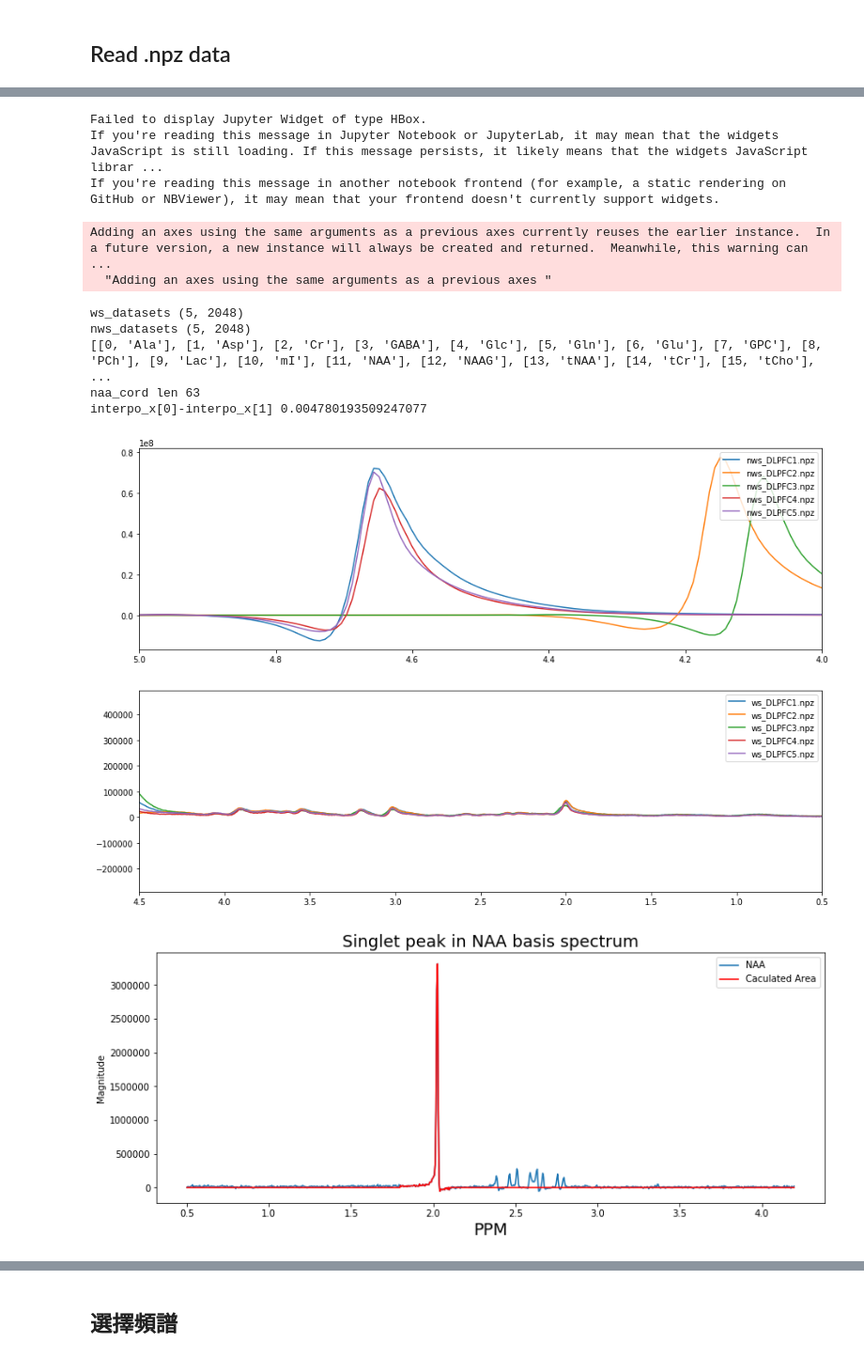
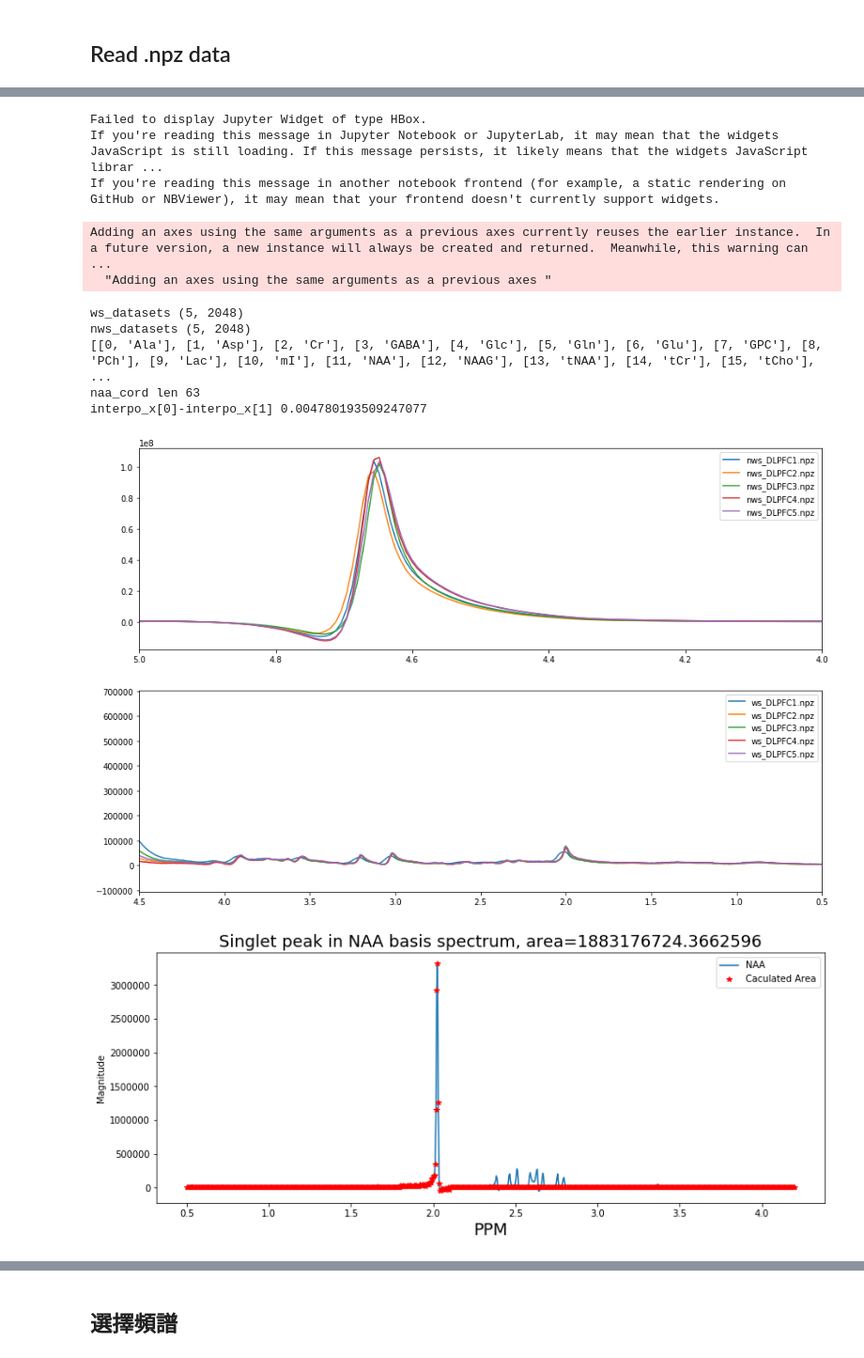
Before and after one commit to turtlehuang/Quantification-in-MRS-by-deep-learning, a Jupyter notebook: model_42_realonly.ipynb, the cells around one changed output, grey strips where cells are left out. Shown at 94% size. Drawn from its saved outputs; the diff is of its cells as text; code cells hidden in the pictures.

Commit message:
stable_ver backup
real part only
no Kfold

```diff
--- a/model_42_realonly.ipynb
+++ b/model_42_realonly.ipynb
@@ -364,7 +303,7 @@ from keras_tqdm import TQDMNotebookCallback
 from keras.callbacks import EarlyStopping, ReduceLROnPlateau, ModelCheckpoint
 #tensorboard --logdir ./logs
 
-cb_path = './fc5_adam_100epoch_cblr_logs'
+cb_path = './fc5_adam_200epoch_v1_FWHM_logs'
 
 tbCallBack = TensorBoard(log_dir=cb_path,# log 目录
                  histogram_freq=0,  # 按照何等频率（epoch）来计算直方图，0为不计算
@@ -375,12 +314,13 @@ tbCallBack = TensorBoard(log_dir=cb_path,# log 目录
                  embeddings_freq=0,
                  embeddings_layer_names=None,
                  embeddings_metadata=None)
-earlystopper = EarlyStopping(patience=8,monitor='val_loss', mode='min', verbose=1)
+earlystopper = EarlyStopping(patience=30,monitor='val_loss', mode='min', verbose=1)
 checkpointer = ModelCheckpoint(filepath = cb_path+'/TP1.h5',monitor='val_loss',mode='min')
-reducelronplateau = ReduceLROnPlateau(monitor='val_loss', factor=0.6, patience=3, min_lr=1e-6, verbose=1)
+reducelronplateau = ReduceLROnPlateau(monitor='val_loss', factor=0.8, patience=5, min_lr=1e-7, verbose=1)
 def on_epoch_end(self, epoch, logs=None):
     print(K.eval(self.model.optimizer.lr))
 print(cb_path + '/TP1.h5')
+# Early stopping pation應該要>>reduceonpleadue
 
 '''
 Checkpoints =[EarlyStopping(patience=8,monitor='val_loss', mode='min', verbose=1),
@@ -443,8 +350,6 @@ from keras.models import load_model
 #model = load_model('Oct-23-2019.h5')#stable ver. but is to 4.5ppm
 #model = load_model('Oct-31-2019.h5')#Zero center Normalized data weighting
 #model = load_model('Nov-01-2019.h5')# Add more FC layer
-#model = load_model('Nov-02-2019.h5')# ajjust simulated data for random
-#model = load_model('Nov-03-2019.h5')# ajjust simulated data for random, epoch 150
 #model = load_model('Nov-04-2019_epoch90.h5')#adjust NAAG
 #model = load_model('Nov-11-2019.h5')#global_norm
 #model = load_model('Nov-12-2019.h5')#global_norm_modify boarden t2, MM
@@ -461,3 +366,6 @@ from keras.models import load_model
 #model = load_model('Dec-08-22-2019.h5')#LCM basis, Nadam, fc*5, 100 epoch
 #model = load_model('Dec-09-16-2019.h5')#LCM basis, Nadam, fc*5, 200 epoch, l2=1e-4
 #model = load_model('Dec-10-14-2019.h5')#LCM basis, Nadam, fc*5, 100 epoch, checkpoint
+#model = load_model('Dec-25-14-2019.h5')#LCM basis, adam, fc*5, 200 epoch, tb loss low
+model = load_model('Jan-06-22-2020.h5')#LCM basis, adam, fc*5, 200 epoch, datasnr, loss low => better
+#model = load_model('Jan-07-14-2020.h5')#LCM basis, adam, fc5_adam_200epoch_v1_FWHM
@@ -559,7 +428,7 @@ model.reset_states()
 #model.fit(X_train, Y_train,verbose=0, epochs=100, validation_split=0.1 , batch_size=32, callbacks=[tbCallBack,TQDMNotebookCallback()])
 #model.fit(X_train, Y_train,verbose=0, epochs=600, validation_split=0.1 , batch_size=32, callbacks=[tbCallBack,TQDMNotebookCallback()])
 #model.fit(X_train, Y_train,verbose=0, epochs=100, validation_split=0.1 , batch_size=32, callbacks=[tbCallBack,TQDMNotebookCallback(),lrate])
-model.fit(X_train, Y_train,verbose=0, epochs=100, validation_split=0.1 , batch_size=32, callbacks=[tbCallBack,TQDMNotebookCallback(),earlystopper,checkpointer ,reducelronplateau])
+model.fit(X_train, Y_train,verbose=0, epochs=200, validation_split=0.1 , batch_size=32, callbacks=[tbCallBack,TQDMNotebookCallback(),earlystopper,checkpointer ,reducelronplateau])
 
 #To check tensorboard , please cd to the current folder and:
 #tensorboard --logdir ./logs
@@ -2337,8 +2131,8 @@ import pandas as pd
 working_dir = os.getcwd()
 phantom_to_model_path = os.path.join(working_dir, 'phantom_TR_to_model')
 invivo_to_model_path = os.path.join(working_dir, 'invivo_to_model')
-#subject_path = os.path.join(invivo_to_model_path, 'GongYJ')
-subject_path = os.path.join(invivo_to_model_path, 'PengBY')
+subject_path = os.path.join(invivo_to_model_path, 'GongYJ')
+#subject_path = os.path.join(invivo_to_model_path, 'PengBY')
 region_path = os.path.join(subject_path, 'DLPFC')
 #region_path = os.path.join(subject_path, 'M1')
 #region_path = os.path.join(subject_path, 'VC')
@@ -2346,7 +2140,6 @@ region_path = os.path.join(subject_path, 'DLPFC')
 ws_datasets = np.zeros((5,2048,),dtype=np.csingle)
 nws_datasets = np.zeros((5,2048,),dtype=np.csingle)
 
-#files = [ f for f in sorted(os.listdir(DLPFC_path), key=lambda x: x[5]) if os.path.isfile(os.path.join(DLPFC_path,f)) ]
 files = [ f for f in sorted(os.listdir(region_path), key=lambda x: x[0]) if os.path.isfile(os.path.join(region_path,f)) ]
 print('files',files)
 
@@ -2390,15 +2183,12 @@ read_data= np.load(os.path.join(region_path, files[0]))
 ppm = read_data['ppm']
 pos = np.where((ppm>=0.5) & (ppm<=4.2))
 crop_ppm = ppm[pos]
-#interpo_x=np.linspace(crop_ppm[0],crop_ppm[-1],837)
+
 interpo_x=np.linspace(crop_ppm[0],crop_ppm[-1],774)
-#interpo_x=np.linspace(crop_ppm[0],crop_ppm[-1],467)
 
 brain_metabo_index =  brain_conc_set[0].index
 add_metabo_index = brain_metabo_index[:-2]
 add_metabo_index = list(add_metabo_index)
-#add_metabo_index.extend(['tNAA','tCr','tCho','Glx','Glx/tNAA','mI/tNAA','tCho/tNAA','tCr/tNAA'])
-#add_metabo_index.extend(['tNAA','tCr','tCho','Glx','Glx/tCr','mI/tCr','tCho/tCr','tCr/tCr'])
 add_metabo_index.extend(['tNAA','tCr','tCho','Glx','Glx/tCr','mI/tCr','tCho/tCr','tNAA/tCr','tCr/tCr'])
 
 print ([list((i, add_metabo_index[i])) for i in range(len(add_metabo_index))])
@@ -2419,48 +2209,38 @@ for i in range(len(base_basis_set)):
         print('naa_cord len',len(naa_cord[0]))
         print('interpo_x[0]-interpo_x[1]',interpo_x[0]-interpo_x[1])
         #print('w_area (naa_area *55556 * (2/3)) =', w_area)
-    '''
-    #gamma basis
-    if i ==12:#11 = NAA
-        denoise_basis_set[i] = denoise_basis_set[i]*0
-        naa_cord = np.where((interpo_x>1.8)&(interpo_x<2.1))
-        denoise_basis_set[i][naa_cord] = base_basis_set[i][naa_cord]
-        naa_area = np.sum(denoise_basis_set[i].real)*(interpo_x[0]-interpo_x[1])
-        w_area = naa_area *55556 * (2/3)
-        print('naa_cord len',len(naa_cord[0]))
-        print('interpo_x[0]-interpo_x[1]',interpo_x[0]-interpo_x[1])
-        #print('w_area (naa_area *55556 * (2/3)) =', w_area)
-    '''
     ##########Visualize spectra##########
     if i == 11:#lcmbasis
     #if i == 12:#gamma basis
         plt.figure(figsize=(13,5))
         #plt.subplot(211)
-        cal_area(ppm, abs(new_spectrum.real))
+        #cal_area(ppm, abs(new_spectrum.real))
         #plt.subplot(212)
         #plt.title('Original and filtered, area = %E' %(np.sum(denoise_basis_set[i].real)*(interpo_x[0]-interpo_x[1])))
         #plt.title('Calculate the singlet area in basis for simulated water signal')
-        plt.title('Singlet peak in NAA basis spectrum',size=18)
+        #plt.title('Singlet peak in NAA basis spectrum',size=18)
+        plt.title(f'Singlet peak in NAA basis spectrum, area={w_area}',size=18)
         plt.plot(interpo_x,base_basis_set[i],label = add_metabo_index[i])
-        plt.plot(interpo_x, denoise_basis_set[i], color='r',label = 'Caculated Area')
+        #plt.plot(interpo_x, denoise_basis_set[i], color='r',label = 'Caculated Area')
+        plt.plot(interpo_x, denoise_basis_set[i],'*', color='r',label = 'Caculated Area')
         #plt.xlim(interpo_x.max(),interpo_x.min())
         #plt.xlim(2.3,1.8)
         #plt.xlim(4.2,0.5)
         plt.xlabel('PPM',size=18)
         plt.ylabel('Magnitude')
         plt.legend(loc='upper right')
 ##########################################Basis filter#########################################
 # %% [output]
 files ['nws_DLPFC1.npz', 'nws_DLPFC2.npz', 'nws_DLPFC3.npz', 'nws_DLPFC4.npz', 'nws_DLPFC5.npz', 'ws_DLPFC1.npz', 'ws_DLPFC2.npz', 'ws_DLPFC3.npz', 'ws_DLPFC4.npz', 'ws_DLPFC5.npz']
 Failed to display Jupyter Widget of type HBox.
 If you're reading this message in Jupyter Notebook or JupyterLab, it may mean that the widgets JavaScript is still loading. If this message persists, it likely means that the widgets JavaScript librar ...
 If you're reading this message in another notebook frontend (for example, a static rendering on GitHub or NBViewer), it may mean that your frontend doesn't currently support widgets.
 Adding an axes using the same arguments as a previous axes currently reuses the earlier instance.  In a future version, a new instance will always be created and returned.  Meanwhile, this warning can ...
   "Adding an axes using the same arguments as a previous axes "
 ws_datasets (5, 2048)
 nws_datasets (5, 2048)
 [[0, 'Ala'], [1, 'Asp'], [2, 'Cr'], [3, 'GABA'], [4, 'Glc'], [5, 'Gln'], [6, 'Glu'], [7, 'GPC'], [8, 'PCh'], [9, 'Lac'], [10, 'mI'], [11, 'NAA'], [12, 'NAAG'], [13, 'tNAA'], [14, 'tCr'], [15, 'tCho'], ...
 naa_cord len 63
 interpo_x[0]-interpo_x[1] 0.004780193509247077
-[figure, old version]
+[figure, new version]
-[figure, old version]
+[figure, new version]
```
Also changed, not shown: parts of 29 cells of this notebook.
